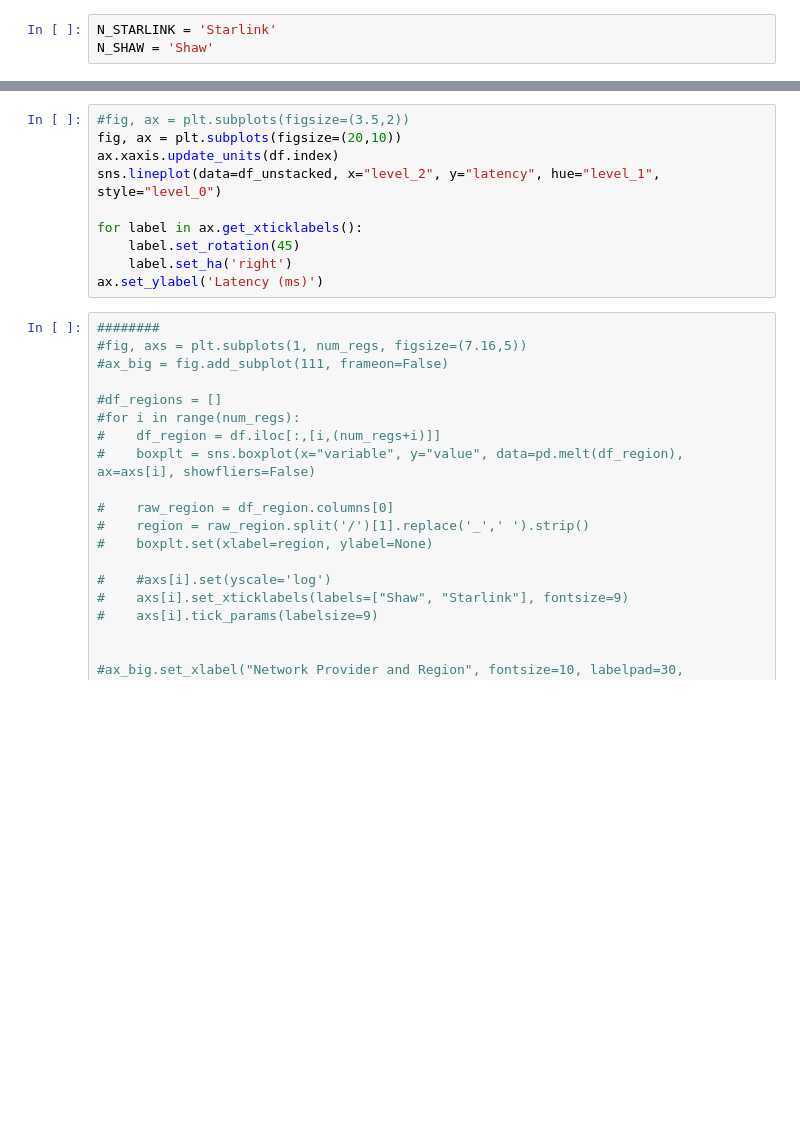
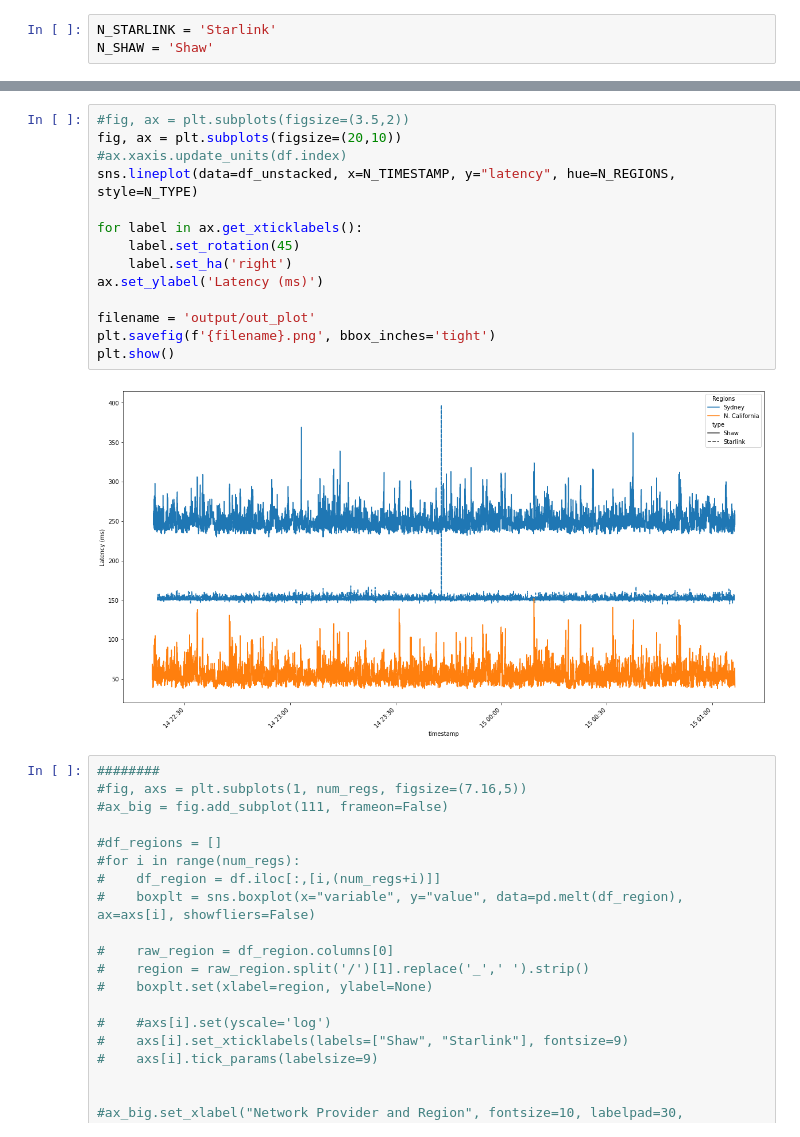
Before and after one commit to Starlink-Measurement/starlink-plot, a Jupyter notebook: plot_ping.ipynb, the cells around one changed output, grey strips where cells are left out. Drawn from its saved outputs; the diff is of its cells as text; blank space fills up the shorter version.

```diff
--- a/plot_ping.ipynb
+++ b/plot_ping.ipynb
@@ -82,13 +167,19 @@ g.tight_layout()
 # %%
 #fig, ax = plt.subplots(figsize=(3.5,2))
 fig, ax = plt.subplots(figsize=(20,10))
-ax.xaxis.update_units(df.index)
-sns.lineplot(data=df_unstacked, x="level_2", y="latency", hue="level_1", style="level_0")
+#ax.xaxis.update_units(df.index)
+sns.lineplot(data=df_unstacked, x=N_TIMESTAMP, y="latency", hue=N_REGIONS, style=N_TYPE)
 
 for label in ax.get_xticklabels():
     label.set_rotation(45)
     label.set_ha('right')
 ax.set_ylabel('Latency (ms)')
+
+filename = 'output/out_plot'
+plt.savefig(f'{filename}.png', bbox_inches='tight')
+plt.show()
+# %% [output]
+[figure, added]
 # %%
 ########
 #fig, axs = plt.subplots(1, num_regs, figsize=(7.16,5))
```
Also changed, not shown: parts of 15 cells of this notebook, 5 other files.
